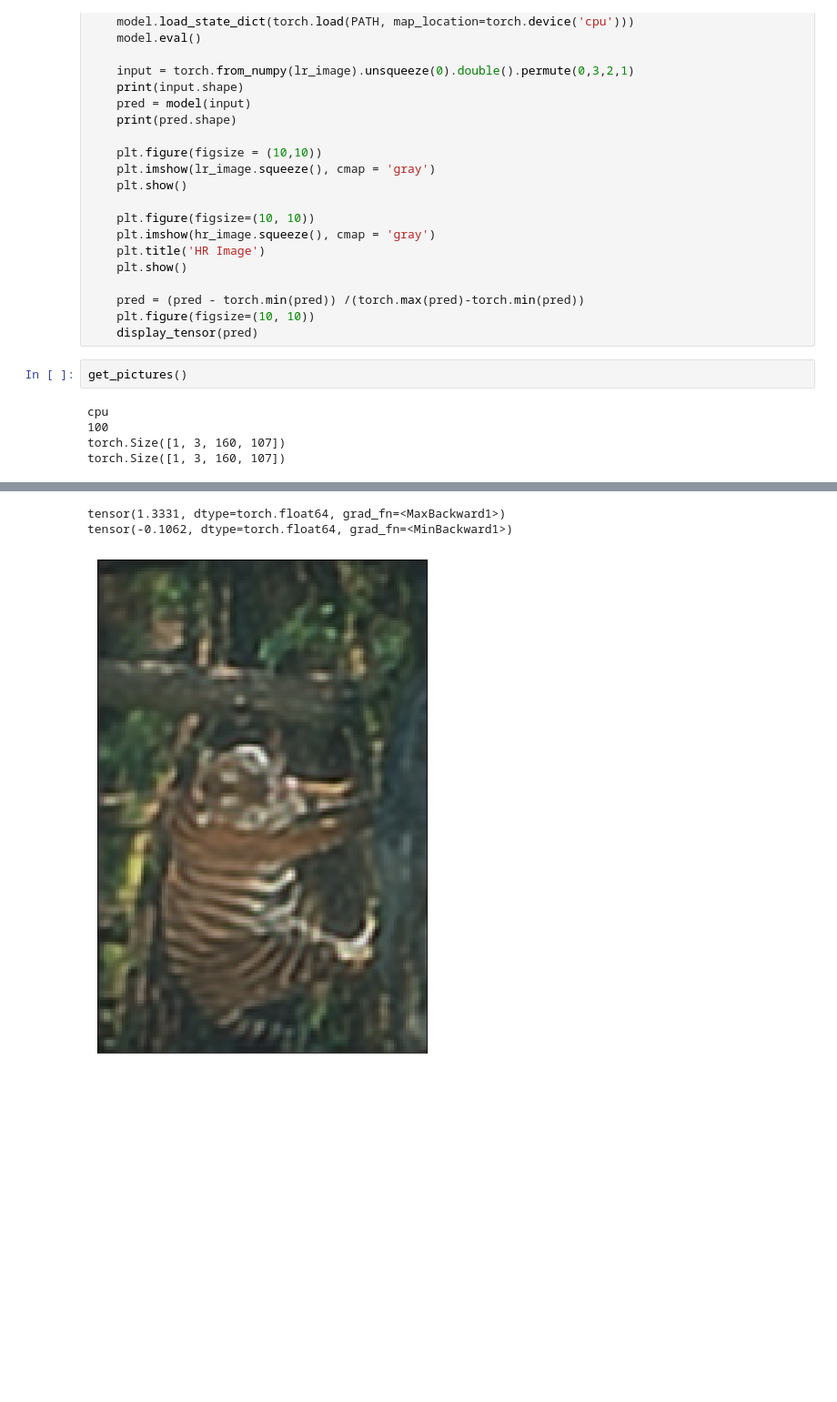
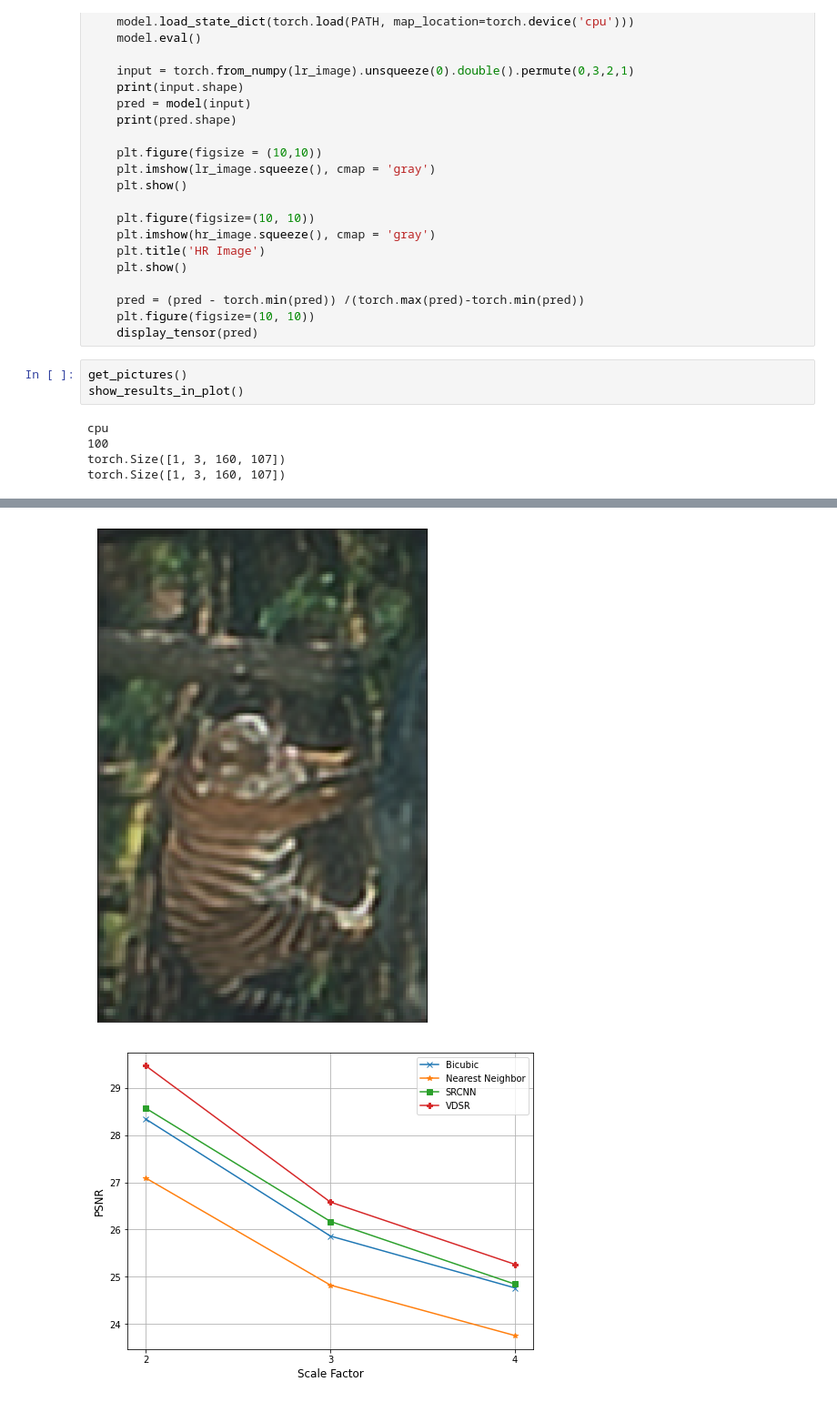
Before and after one commit to mafie1/3D_vision_super_resolution, a Jupyter notebook: demo.ipynb, the cells around one changed output, grey strips where cells are left out. Shown: that part at 91% size. Drawn from its saved outputs; the diff is of its cells as text; blank space fills up the shorter version.

```diff
--- a/demo.ipynb
+++ b/demo.ipynb
@@ -64,13 +66,13 @@ def get_pictures(dataset=None, weights=None):
     display_tensor(pred)
 # %%
 get_pictures()
+show_results_in_plot()
 # %% [output]
 cpu
 100
 torch.Size([1, 3, 160, 107])
 torch.Size([1, 3, 160, 107])
 [figure]
 [figure]
-tensor(1.3331, dtype=torch.float64, grad_fn=<MaxBackward1>)
-tensor(-0.1062, dtype=torch.float64, grad_fn=<MinBackward1>)
 [figure]
+[figure, added]
```
Also changed, not shown: parts of 2 cells of this notebook, 6 other files.
